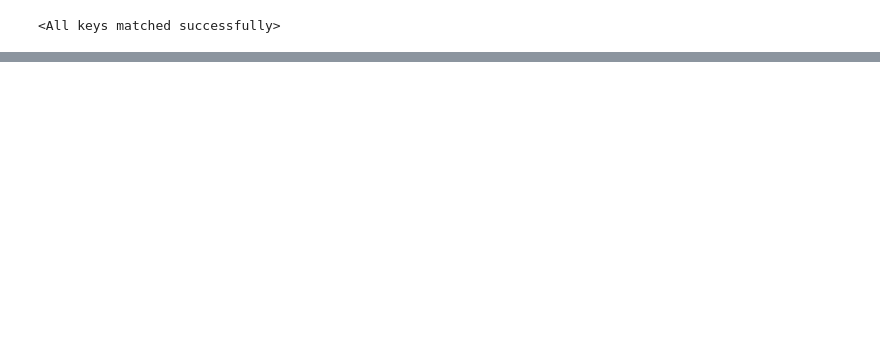
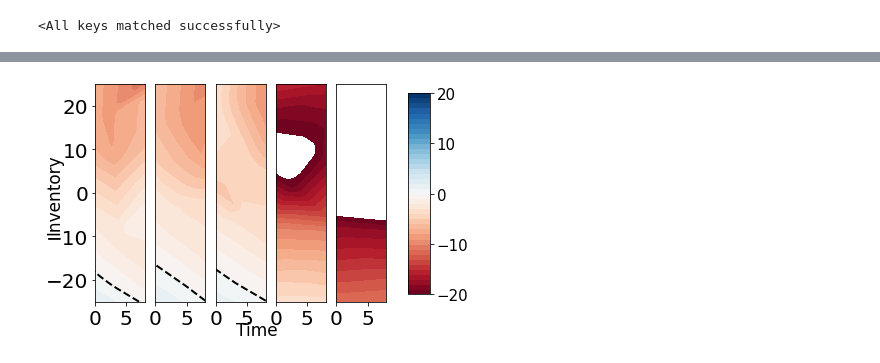
Before and after one commit to p-casgrain/Nash-DQN, a Jupyter notebook: Visualization.ipynb, the cells around one changed output, grey strips where cells are left out. Cells and saved outputs as stored; diff of their text form; code cells hidden in the pictures; blank space fills up the shorter version.

```diff
--- a/Visualization.ipynb
+++ b/Visualization.ipynb
@@ -56 +56,7 @@ tensor([-6.6994,  0.1052,  3.3293, -5.7659, -0.1071], grad_fn=<SelectBackward>)
+# %%
+#Output Heatmap when other agent's average inventory is low
+draw_heatmap(net=nash_agent,t_step=8*6,q_step=50,p_step=5,t_range=[0,8],
+            q_range=[-25,25],p_range=[0,20],n_agents = num_players, other_agent_inv = 0,i_val=0)
+# %% [output]
+[figure, added]
 # %%
```
Also changed, not shown: parts of 7 cells of this notebook, 5 other files.
